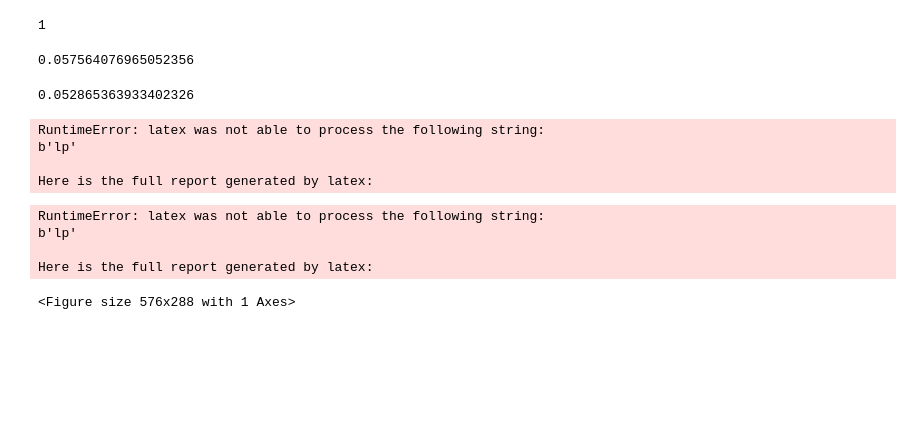
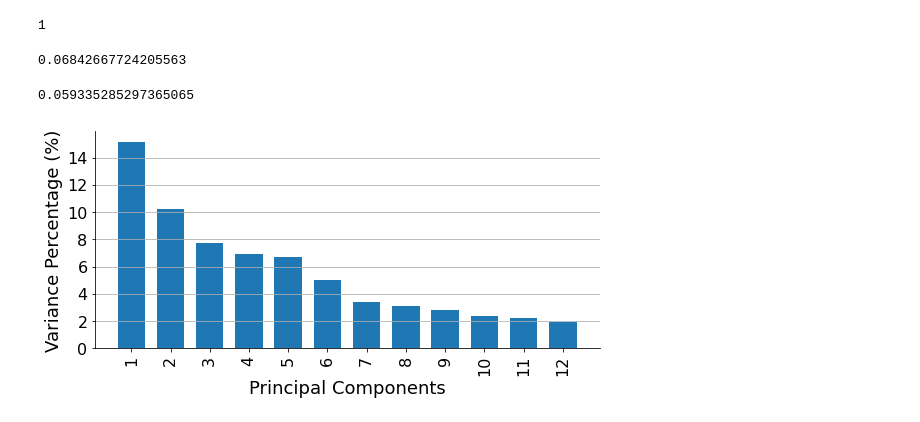
Before and after one commit to HCA97/Master-Thesis, a Jupyter notebook: GAN_space.ipynb, the cells around one changed output. Drawn from its saved outputs; the diff is of its cells as text; code cells hidden in the pictures; blank space fills up the shorter version.

```diff
--- a/GAN_space.ipynb
+++ b/GAN_space.ipynb
@@ -16,13 +16,13 @@ from scripts import *
 import matplotlib
 
 # save plots for latex
-matplotlib.use("pgf")
-matplotlib.rcParams.update({
-    "pgf.texsystem": "pdflatex",
-    'font.family': 'serif',
-    'text.usetex': True,
-    'pgf.rcfonts': False,
-})
+#matplotlib.use("pgf")
+#matplotlib.rcParams.update({
+#    "pgf.texsystem": "pdflatex",
+#    'font.family': 'serif',
+#    'text.usetex': True,
+#    'pgf.rcfonts': False,
+#})
 # %%
 %load_ext autoreload
 %autoreload 2
@@ -30,8 +30,8 @@ matplotlib.rcParams.update({
 # %%
 # input
 # model_checkpoint = best model pat
-model_checkpoint = "experiments/dcgan_experiments/lightning_logs/version_2/checkpoints/epoch=974.ckpt"
-save_path = "experiments/ganspace/dcgan_experiments_version_2_epoch=974"
+model_checkpoint = "experiments/dcgan_experiments_500/lightning_logs/version_0/checkpoints/epoch=1294.ckpt"
+save_path = "experiments/ganspace/dcgan_experiments_500_version_0_epoch=1294"
 
 # optional
 n_samples = 5000
@@ -85,6 +85,7 @@ y = np.concatenate([np.load(os.path.join(save_path, layer, f"y{i+1}.npy")) for i
 # information gain
 information_gain = np.cumsum(pca.explained_variance_ratio_)
 idx = np.where(information_gain >= 0.9)[0][0]
+idx = 12
 
 #
 comp = pca.components_[:idx]
@@ -97,7 +98,7 @@ X_pca = (X - mean).dot(comp.T)
 X_rec = X_pca.dot(comp) + mean
 np.linalg.norm(X_rec - X) / len(X)
 # %% [output]
-0.057564076965052356
+0.06842667724205563
 # %%
 reg_path = os.path.join(save_path, layer, "reg.pkl")
 
@@ -113,7 +114,7 @@ else:
 
 np.linalg.norm(X_pca.dot(reg.coef_.T) - y) / len(X)
 # %% [output]
-0.052865363933402326
+0.059335285297365065
 # %%
 stds, means= [], []
 for x in X_pca[:, :idx].T:
@@ -124,24 +125,16 @@ np.save(os.path.join(save_path, "pca_generator.npy"), {"E" : comp, "mu" : mean,
 # %%
 information_gain = np.cumsum(pca.explained_variance_ratio_)
 plt.figure(figsize=(8, 4))
-plt.bar(np.arange(2, 2*30+2, 2), 100*pca.explained_variance_ratio_[:30], width=1.4)
-plt.xticks(np.arange(2, 2*30+2, 2), 1 + np.arange(30), fontsize=16, rotation=90)
+plt.bar(np.arange(2, 2*idx+2, 2), 100*pca.explained_variance_ratio_[:idx], width=1.4)
+plt.xticks(np.arange(2, 2*idx+2, 2), 1 + np.arange(idx), fontsize=16, rotation=90)
 plt.yticks(fontsize=16)
 # plt.title("Explained Variance", fontsize=18)
 plt.ylabel("Variance Percentage (%)", fontsize=18)
 plt.xlabel("Principal Components", fontsize=18)
 plt.grid(axis='y')
 plt.gca().spines['right'].set_visible(False)
 plt.gca().spines['top'].set_visible(False)
 plt.tight_layout()
-plt.savefig(os.path.join(save_path, "pca_variance_percentage.pgf"))
+plt.savefig(os.path.join(save_path, "pca_variance_percentage.png"))
 # %% [output]
-RuntimeError: latex was not able to process the following string:
-b'lp'
-
-Here is the full report generated by latex:
-RuntimeError: latex was not able to process the following string:
-b'lp'
-
-Here is the full report generated by latex:
-<Figure size 576x288 with 1 Axes>
+[figure, added]
```
Also changed, not shown: parts of 28 cells of this notebook, 43 other files.
